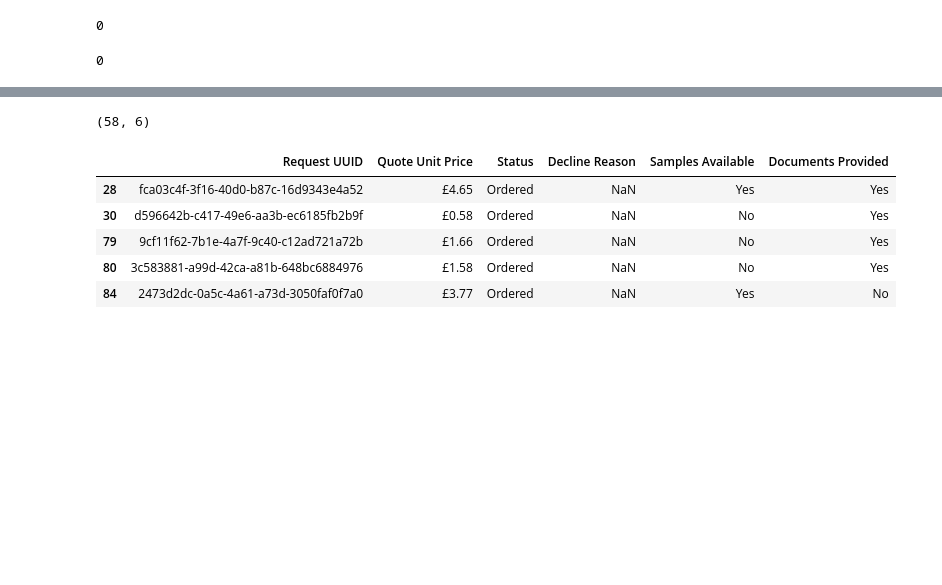
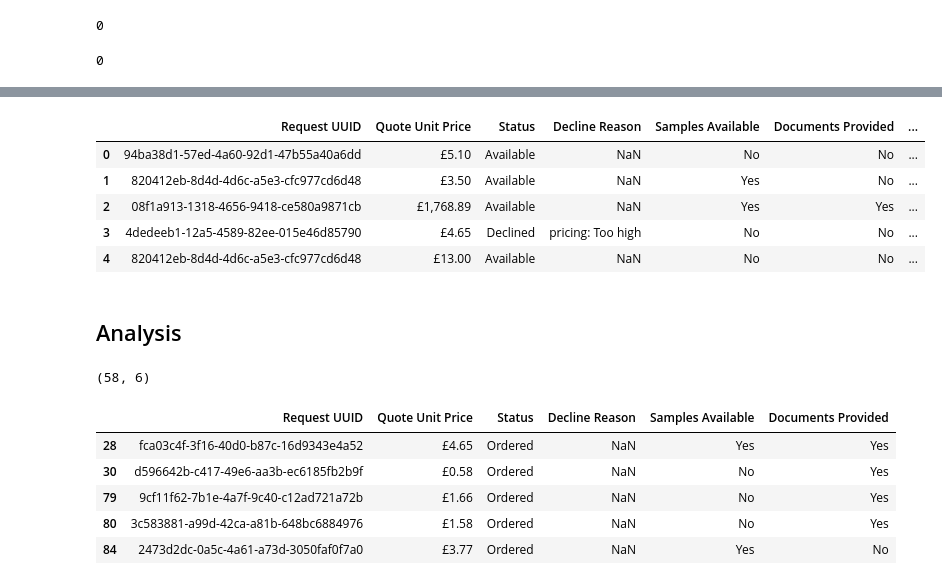
Before and after one commit to guillaumebrethes/Opply, a Jupyter notebook: S_1.ipynb, the cells around one changed output, grey strips where cells are left out. Drawn from its saved outputs; the diff is of its cells as text; code cells hidden in the pictures; blank space fills up the shorter version.

```diff
--- a/S_1.ipynb
+++ b/S_1.ipynb
@@ -34 +15,10 @@ request = pd.read_csv('/content/drive/MyDrive/Opply/Opply/d5d9348e5c87368cc1b74e
+# %%
+# colab
+# quotes = pd.read_csv("/content/drive/MyDrive/Opply/Opply/d5d9348e5c87368cc1b74e6d4dde9794/Quotes.csv")
+# request = pd.read_csv('/content/drive/MyDrive/Opply/Opply/d5d9348e5c87368cc1b74e6d4dde9794/Requests.csv')
+
+# vsc
+
+quotes = pd.read_csv("Quotes.csv")
+request = pd.read_csv("Requests.csv")
 # %% [markdown]
@@ -114,0 +156,9 @@ quotes["Samples Available"].isna().sum()
+# %%
+# NaN by "not specified"
+quotes["Decline Reason New"] = np.where(quotes['Decline Reason'].isna(), 'not specified', quotes["Decline Reason"])
+
+# "pricing"
+quotes["Decline Reason New"] = np.where(quotes['Decline Reason New'].str.contains('pricing', case=False), 'pricing', quotes["Decline Reason New"])
+
+# "others"
+quotes["Decline Reason New"] = np.where((quotes["Decline Reason New"] != 'not specified') & (~quotes["Decline Reason New"].str.contains('pricing', case=False)), 'other', quotes["Decline Reason New"])
@@ -115,3 +200,14 @@ quotes["Samples Available"].isna().sum()
+# %%
+quotes.head()
+# %% [output]
+|  | Request UUID | Quote Unit Price | Status | Decline Reason | Samples Available | Documents Provided | ... |
+| 0 | 94ba38d1-57ed-4a60-92d1-47b55a40a6dd | £5.10 | Available | NaN | No | No | ... |
+| 1 | 820412eb-8d4d-4d6c-a5e3-cfc977cd6d48 | £3.50 | Available | NaN | Yes | No | ... |
+| 2 | 08f1a913-1318-4656-9418-ce580a9871cb | £1,768.89 | Available | NaN | Yes | Yes | ... |
+| 3 | 4dedeeb1-12a5-4589-82ee-015e46d85790 | £4.65 | Declined | pricing: Too high | No | No | ... |
+| 4 | 820412eb-8d4d-4d6c-a5e3-cfc977cd6d48 | £13.00 | Available | NaN | No | No | ... |
+# %% [markdown]
+## Analysis
 # %%
 # Filter the dataframe based on the value of "status" == Ordered
 
```
Also changed, not shown: parts of 25 cells of this notebook, 2 other files.
